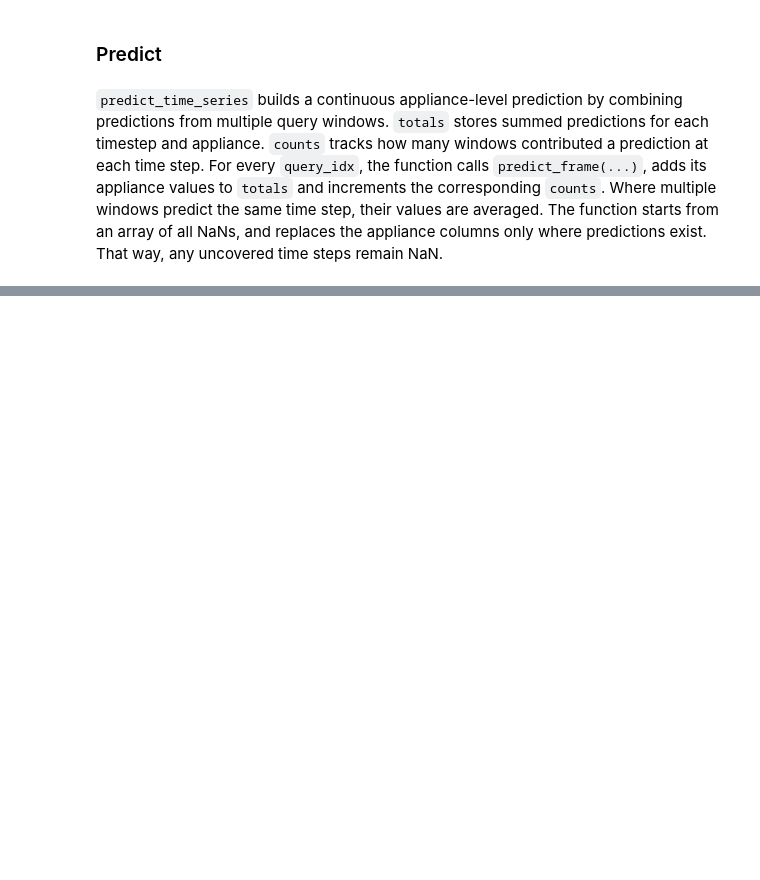
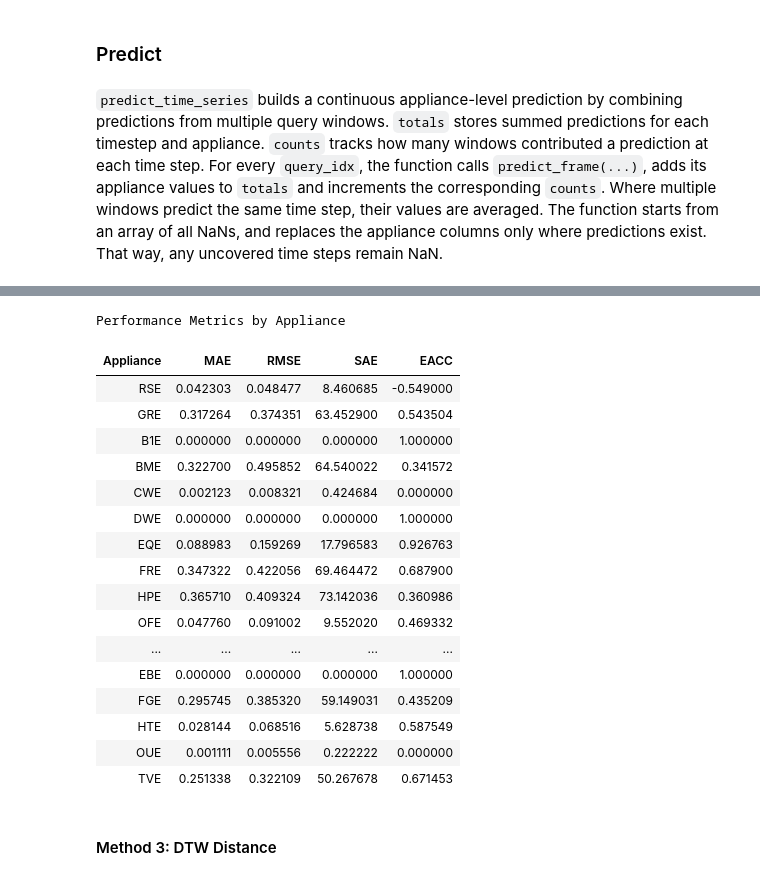
Before and after one commit to codettlaff/Differential-Privacy-PESGM2026, a Jupyter notebook: pattern_matching_nilm_v2.ipynb, the cells around one changed output, grey strips where cells are left out. Cells and saved outputs as stored; diff of their text form; code cells hidden in the pictures; blank space fills up the shorter version.

```diff
--- a/pattern_matching_nilm_v2.ipynb
+++ b/pattern_matching_nilm_v2.ipynb
@@ -217,0 +282,42 @@ def predict_time_series(agg_norm, apps_norm, query_indices, window_length, combi
+# %%
+mae = compute_mae(apps_true, apps_pred)
+rmse = compute_rmse(apps_true, apps_pred)
+sae = compute_sae(apps_true, apps_pred)
+eacc = compute_eacc(apps_true, apps_pred)
+
+# table of each metric for each appliance
+pearson_correlation_results_metrics = pd.DataFrame({
+    "Appliance": apps_column_labels[2:],
+    "MAE": mae[2:],
+    "RMSE": rmse[2:],
+    "SAE": sae[2:],
+    "EACC": eacc[2:]}).round({
+    "MAE": 6,
+    "RMSE": 6,
+    "SAE": 6,
+    "EACC": 6})
+
+display(pearson_correlation_results_metrics.style
+        .set_caption("Performance Metrics by Appliance")
+        .hide(axis='index'))
+# %% [output]
+Performance Metrics by Appliance
+| Appliance | MAE | RMSE | SAE | EACC |
+| RSE | 0.042303 | 0.048477 | 8.460685 | -0.549000 |
+| GRE | 0.317264 | 0.374351 | 63.452900 | 0.543504 |
+| B1E | 0.000000 | 0.000000 | 0.000000 | 1.000000 |
+| BME | 0.322700 | 0.495852 | 64.540022 | 0.341572 |
+| CWE | 0.002123 | 0.008321 | 0.424684 | 0.000000 |
+| DWE | 0.000000 | 0.000000 | 0.000000 | 1.000000 |
+| EQE | 0.088983 | 0.159269 | 17.796583 | 0.926763 |
+| FRE | 0.347322 | 0.422056 | 69.464472 | 0.687900 |
+| HPE | 0.365710 | 0.409324 | 73.142036 | 0.360986 |
+| OFE | 0.047760 | 0.091002 | 9.552020 | 0.469332 |
+| ... | ... | ... | ... | ... |
+| EBE | 0.000000 | 0.000000 | 0.000000 | 1.000000 |
+| FGE | 0.295745 | 0.385320 | 59.149031 | 0.435209 |
+| HTE | 0.028144 | 0.068516 | 5.628738 | 0.587549 |
+| OUE | 0.001111 | 0.005556 | 0.222222 | 0.000000 |
+| TVE | 0.251338 | 0.322109 | 50.267678 | 0.671453 |
+# %% [markdown]
+#### Method 3: DTW Distance
```
Also changed, not shown: parts of 14 cells of this notebook.
